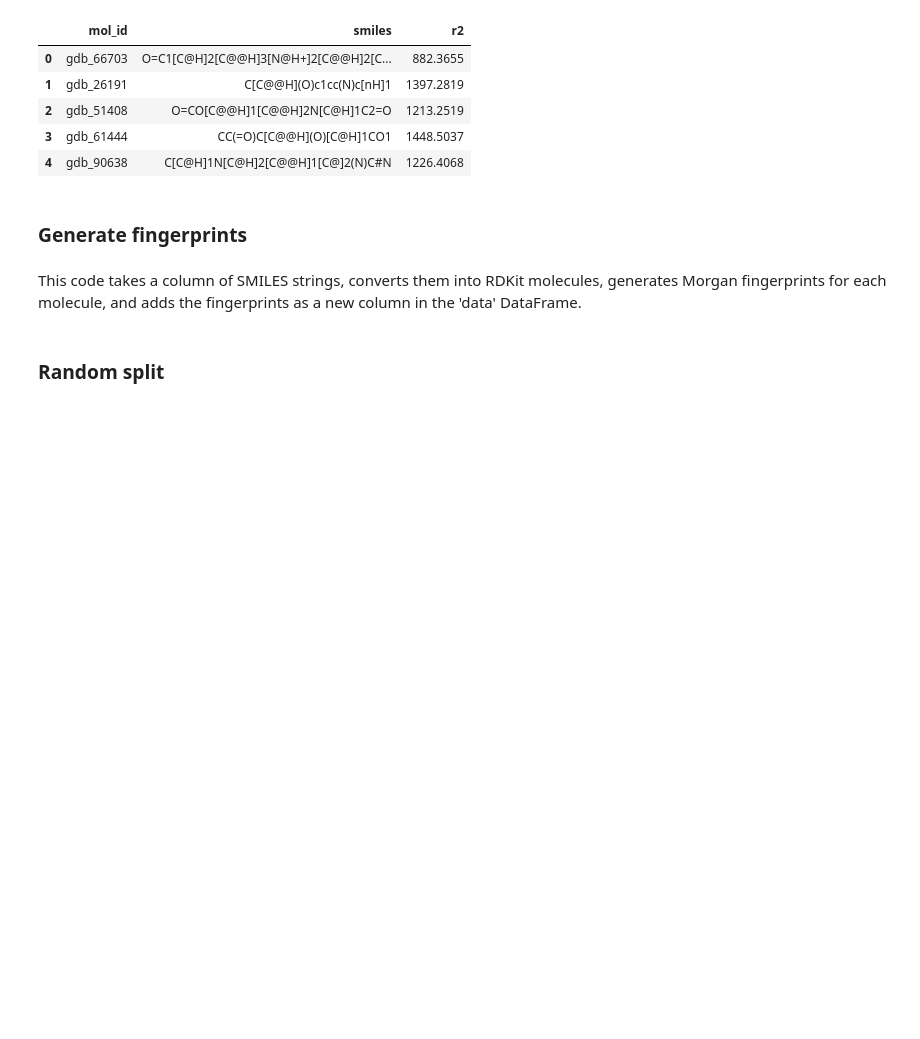
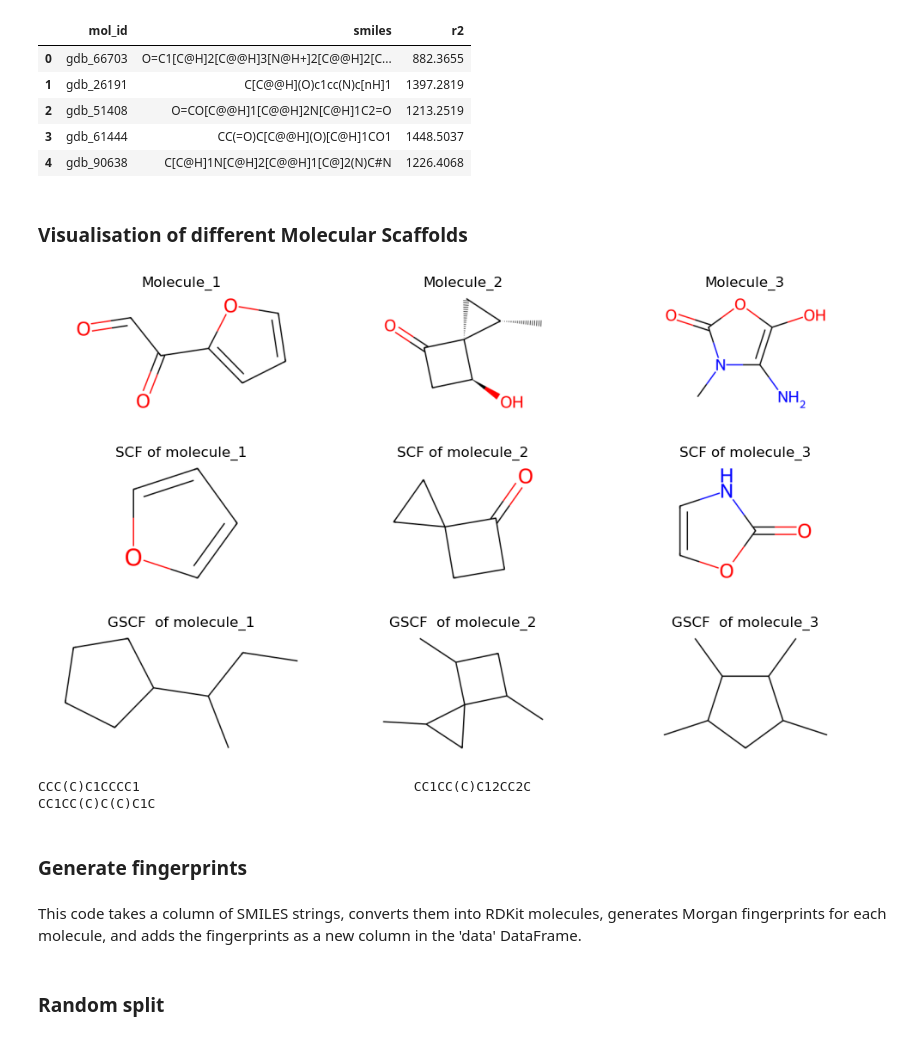
Before and after one commit to volkamerlab/CADDSeminar_2023, a Jupyter notebook: notebooks/T001_Scaffold-based-data-split/T001_ScaffoldBasedDataSplit.ipynb, the cells around one changed output. Saved outputs shown, nothing was run; the diff lists cells and outputs as text; code cells hidden in the pictures; blank space fills up the shorter version.

```diff
--- a/notebooks/T001_Scaffold-based-data-split/T001_ScaffoldBasedDataSplit.ipynb
+++ b/notebooks/T001_Scaffold-based-data-split/T001_ScaffoldBasedDataSplit.ipynb
@@ -125,6 +129,57 @@ data.head()
 | 2 | gdb_51408 | O=CO[C@@H]1[C@@H]2N[C@H]1C2=O | 1213.2519 |
 | 3 | gdb_61444 | CC(=O)C[C@@H](O)[C@H]1CO1 | 1448.5037 |
 | 4 | gdb_90638 | C[C@H]1N[C@H]2[C@@H]1[C@]2(N)C#N | 1226.4068 |
+# %% [markdown]
+### Visualisation of different Molecular Scaffolds
+# %%
+
+a=40
+b=43
+Molecule = data['smiles'][a:b].apply(Chem.MolFromSmiles)
+Scaffold_smile = Molecule.apply(lambda mol: Chem.MolToSmiles(MurckoScaffold.GetScaffoldForMol(mol)))
+Scaffold_mol= Scaffold_smile.apply(lambda smile: Chem.MolFromSmiles(smile))
+ScaffoldGeneric= [MakeScaffoldGeneric(mol) for mol in Molecule]
+ScaffoldGeneric_mol = [Chem.MolFromSmiles(Chem.MolToSmiles(x)) for x in ScaffoldGeneric]
+def draw_smiles(mols, SCF):
+
+    legends = [f'{SCF}_{i+1}'.format(i+1) for i in range(len(mols))]
+    images = []
+    for mol in mols:
+        img = Draw.MolToImage(mol, size=(450, 200))
+        images.append(img)
+    return images, legends
+
+def display_images_in_rows(images, legends):
+    num_images = len(images)
+    cols = 3
+    rows = math.ceil(num_images / cols)
+    fig, axes = plt.subplots(rows, cols, figsize=(10, rows * 3))
+    axes = axes.ravel()
+    for i, (img, legend) in enumerate(zip(images, legends)):
+        if i < num_images:  # Only display images if available
+            axes[i].imshow(img)
+            axes[i].axis('off')
+            axes[i].set_title(legend)
+        else:  # Remove empty subplots
+            fig.delaxes(axes[i])
+    plt.tight_layout()
+    plt.show()
+molecule_images, molecule_legends = draw_smiles(Molecule,'Molecule')
+scaffold_images, scaffold_legends = draw_smiles(Scaffold_mol,'SCF of molecule')
+scaffold_generic_images, scaffold_generic_legends = draw_smiles(ScaffoldGeneric_mol,'GSCF  of molecule')
+
+display_images_in_rows(molecule_images, molecule_legends)
+display_images_in_rows(scaffold_images, scaffold_legends)
+display_images_in_rows(scaffold_generic_images, scaffold_generic_legends)
+
+
+ScaffoldGeneric_smile = [Chem.MolToSmiles(mol) for mol in ScaffoldGeneric_mol]
+print('     \t       \t\t       \t'.join(ScaffoldGeneric_smile))
+# %% [output]
+[figure, added]
+[figure, added]
+[figure, added]
+CCC(C)C1CCCC1                                   CC1CC(C)C12CC2C                                 CC1CC(C)C(C)C1C
 # %% [markdown]
 ### Generate fingerprints
 # %% [markdown]
```
Also changed, not shown: parts of 19 cells of this notebook.
